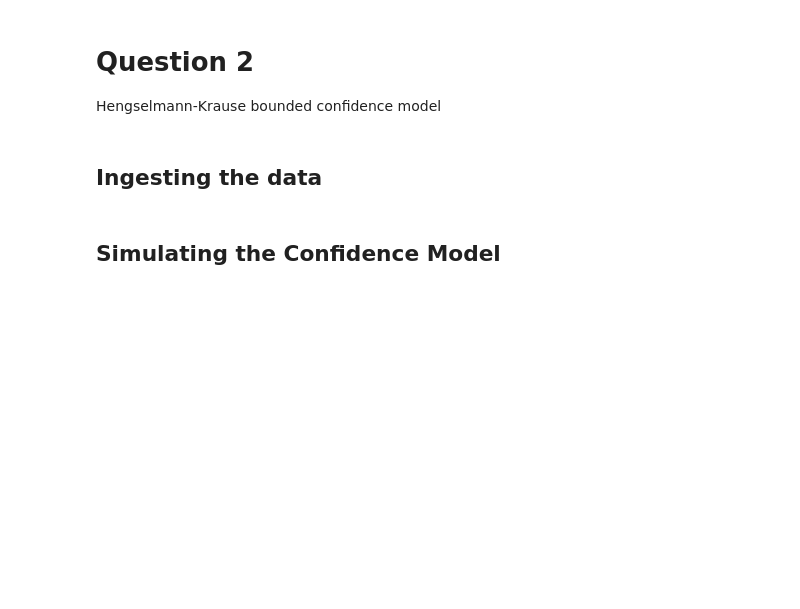
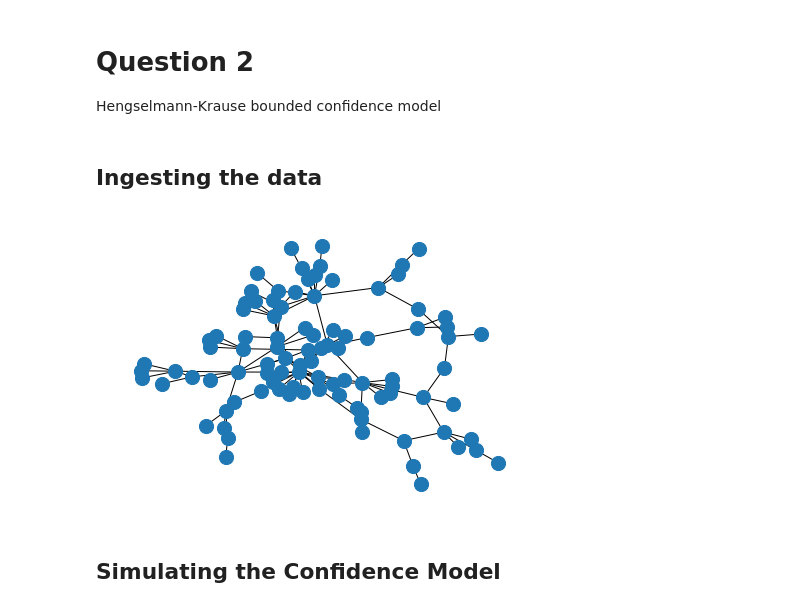
Before and after one commit to WDaugherty/ECE-5260, a Jupyter notebook: BiWeekly2/BiWeekly2Notebook.ipynb, the cells around one changed output. Drawn from its saved outputs; the diff is of its cells as text; code cells hidden in the pictures; blank space fills up the shorter version.

```diff
--- a/BiWeekly2/BiWeekly2Notebook.ipynb
+++ b/BiWeekly2/BiWeekly2Notebook.ipynb
@@ -122,2 +146,7 @@ Hengselmann-Krause bounded confidence model
+# %%
+G2 = nx.read_edgelist('rt-retweet.mtx')# Load data here
+nx.draw(G2, node_size = 200) #draw initial graph
+# %% [output]
+[figure, added]
 # %% [markdown]
 ## Simulating the Confidence Model
```
Also changed, not shown: parts of 8 cells of this notebook, 1 other file.
